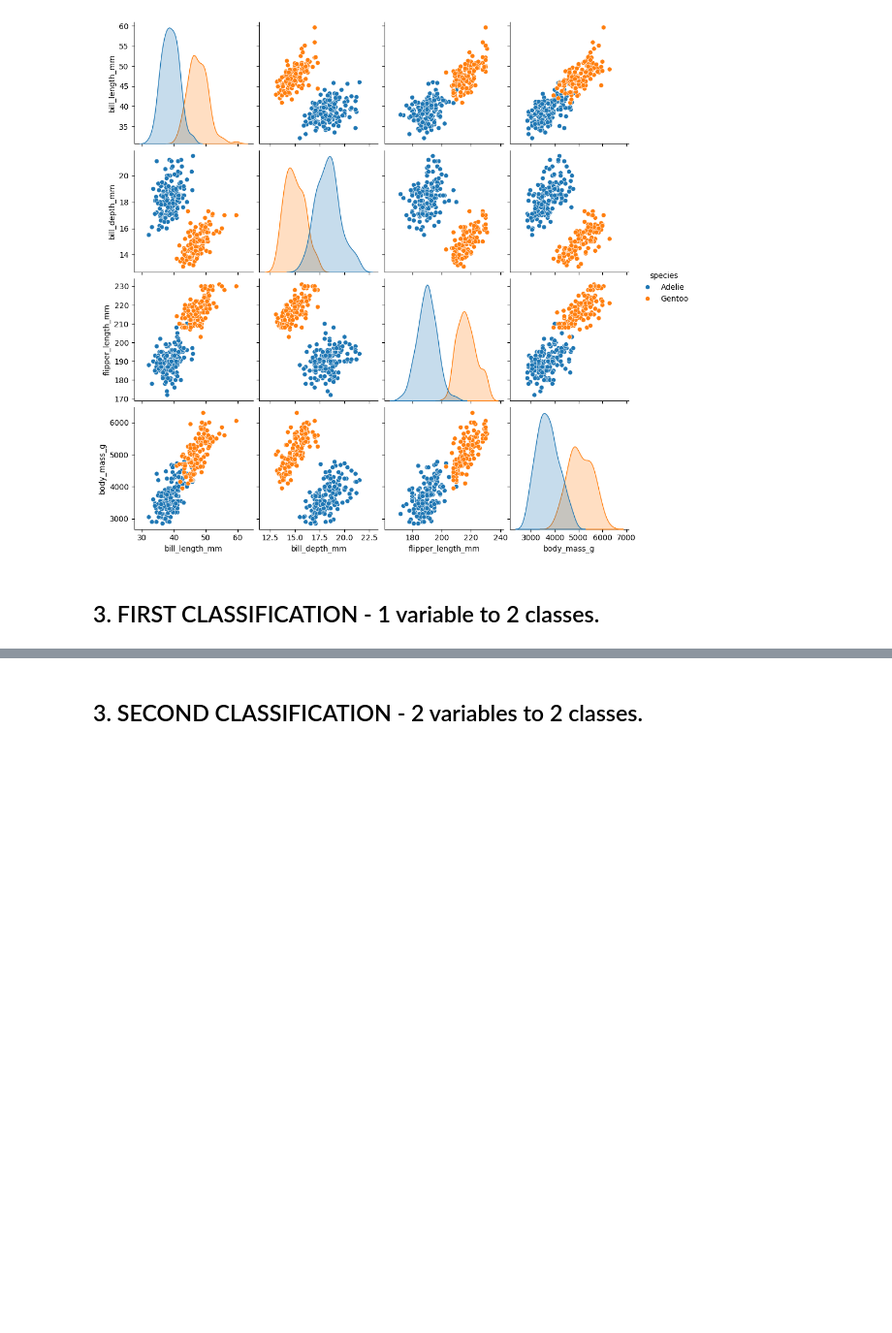
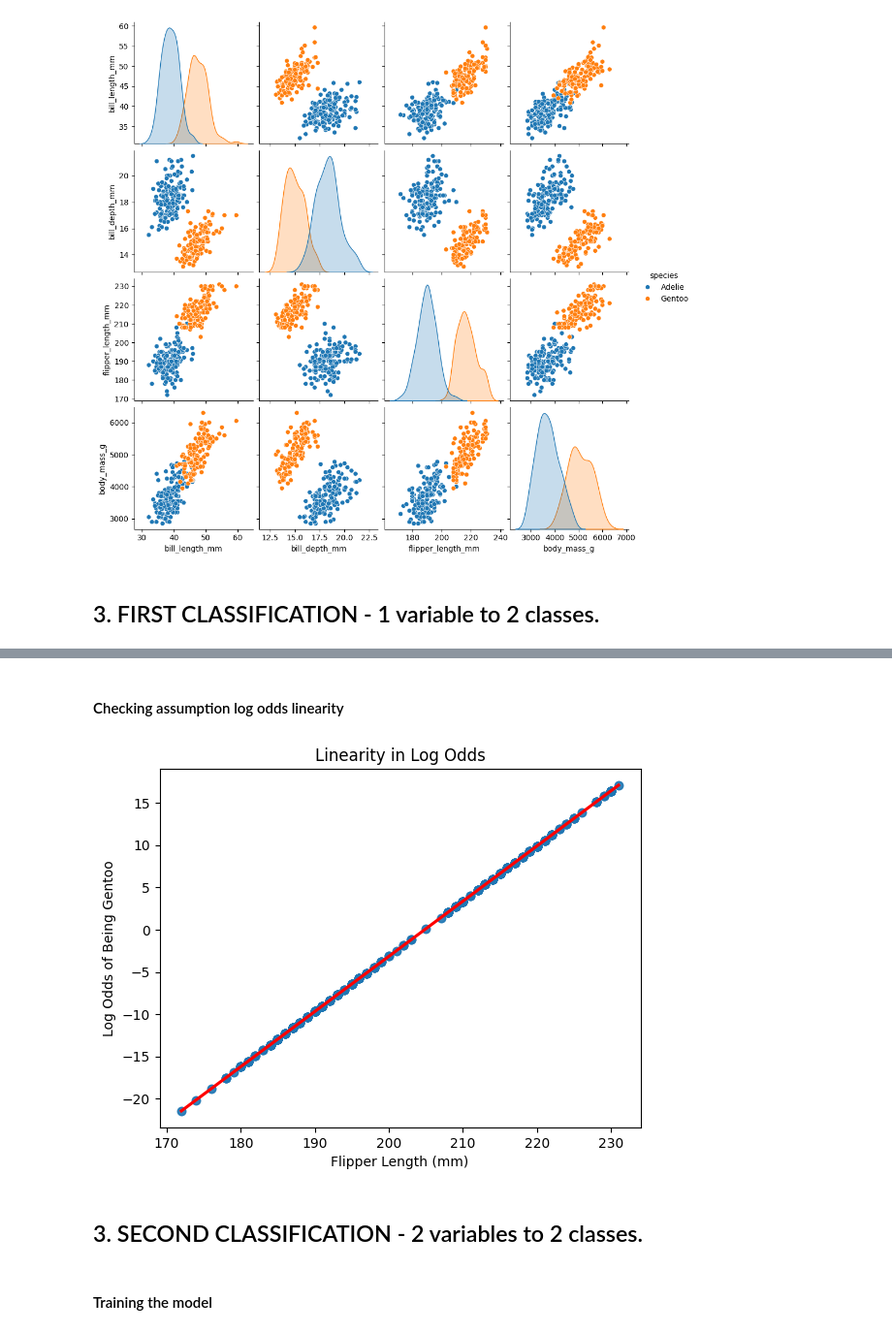
Before and after one commit to rfeers/ML-Basics, a Jupyter notebook: 2 - Logistic Regression.ipynb, the cells around one changed output, grey strips where cells are left out. Shown at 97% size. Saved outputs shown, nothing was run; the diff lists cells and outputs as text; code cells hidden in the pictures; blank space fills up the shorter version.

```diff
--- a/2 - Logistic Regression.ipynb
+++ b/2 - Logistic Regression.ipynb
@@ -173,5 +243,29 @@ plt.show()
+# %% [markdown]
+#### Checking assumption log odds linearity
+# %%
+import seaborn as sns
+
+# ... [rest of your code] ...
+
+# Calculate predicted probabilities
+Y_pred_proba = log.predict_proba(X)[:, 1]
+
+# Convert probabilities to log odds
+log_odds = np.log(Y_pred_proba / (1 - Y_pred_proba))
+
+# Plotting
+plt.scatter(X['flipper_length_mm'], log_odds, alpha=0.5)
+sns.regplot(x='flipper_length_mm', y=log_odds, data=X, line_kws={'color': 'red'})
+plt.xlabel('Flipper Length (mm)')
+plt.ylabel('Log Odds of Being Gentoo')
+plt.title('Linearity in Log Odds')
+plt.show()
+# %% [output]
+[figure, added]
 # %% [markdown]
 ## 3. SECOND CLASSIFICATION - 2 variables to 2 classes.
+# %% [markdown]
+#### Training the model
 # %%
 import numpy as np
 import pandas as pd
```
Also changed, not shown: parts of 27 cells of this notebook.
